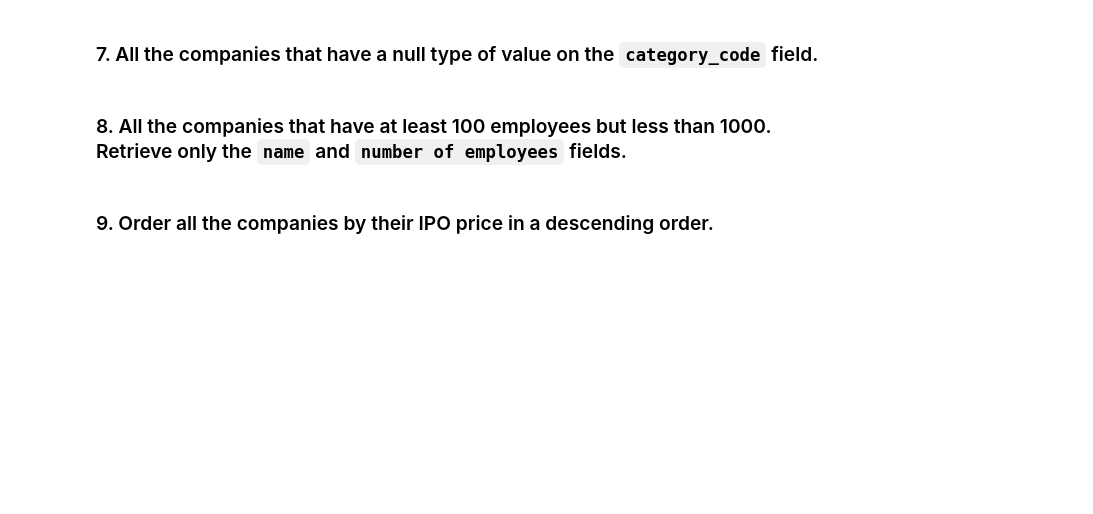
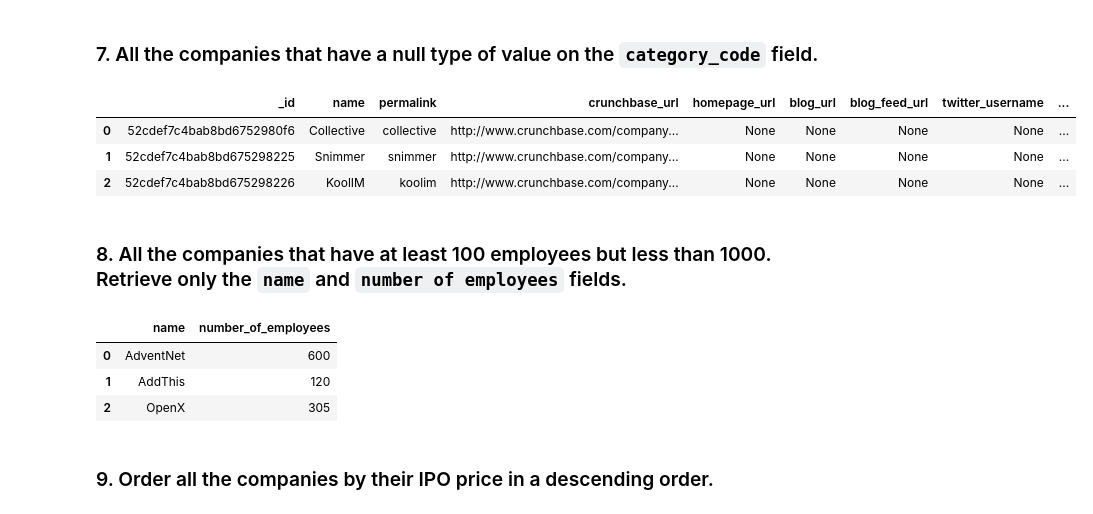
Before and after one commit to Ironhack-Part-Time-Enero2022/lab-mongo-queries, a Jupyter notebook: your_code/main.ipynb, the cells around one changed output. Drawn from its saved outputs; the diff is of its cells as text; code cells hidden in the pictures; blank space fills up the shorter version.

```diff
--- a/your_code/main.ipynb
+++ b/your_code/main.ipynb
@@ -111,2 +117,10 @@ no_partners
+# %%
+category_code_null = pd.DataFrame(companies.find({'category_code': {'$type': 'null'}}).limit(3))
+category_code_null
+# %% [output]
+|  | _id | name | permalink | crunchbase_url | homepage_url | blog_url | blog_feed_url | twitter_username | ... |
+| 0 | 52cdef7c4bab8bd6752980f6 | Collective | collective | http://www.crunchbase.com/company... | None | None | None | None | ... |
+| 1 | 52cdef7c4bab8bd675298225 | Snimmer | snimmer | http://www.crunchbase.com/company... | None | None | None | None | ... |
+| 2 | 52cdef7c4bab8bd675298226 | KoolIM | koolim | http://www.crunchbase.com/company... | None | None | None | None | ... |
 # %% [markdown]
 ### 8. All the companies that have at least 100 employees but less than 1000. Retrieve only the `name` and `number of employees` fields.
@@ -115,2 +127,13 @@ no_partners
+# %%
+cond1 = {'number_of_employees': {'$gte':100}}
+cond2 = {'number_of_employees': {'$lt':1000}}
+employees_100_100 =  pd.DataFrame(companies.find({'$and': [cond1, cond2]},
+                                                 {'name':1, 'number_of_employees':1, '_id':0}).limit(3))
+employees_100_100
+# %% [output]
+|  | name | number_of_employees |
+| 0 | AdventNet | 600 |
+| 1 | AddThis | 120 |
+| 2 | OpenX | 305 |
 # %% [markdown]
 ### 9. Order all the companies by their IPO price in a descending order.
```
Also changed, not shown: parts of 12 cells of this notebook.
